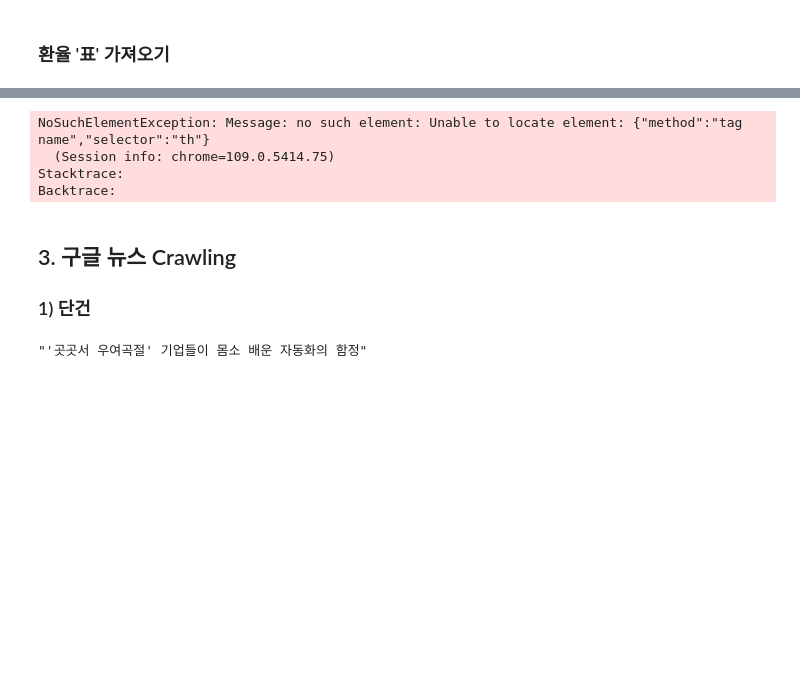
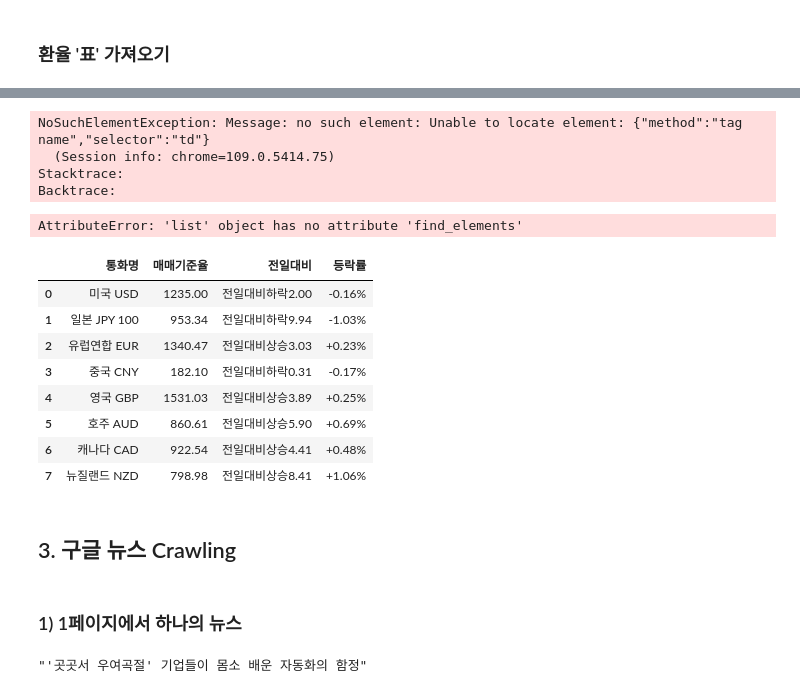
Before and after one commit to MattersOfData/Data-Analysis-with-Python, a Jupyter notebook: DAY2_Crawling.ipynb, the cells around one changed output, grey strips where cells are left out. Saved outputs shown, nothing was run; the diff lists cells and outputs as text; code cells hidden in the pictures; blank space fills up the shorter version.

```diff
--- a/DAY2_Crawling.ipynb
+++ b/DAY2_Crawling.ipynb
@@ -128,14 +148,34 @@ row
 # %%
-# tag_name 활용
+table = browser.find_element(By.CLASS_NAME, 'rate_table_info')
+rows = table.find_elements(By.TAG_NAME, 'tr') # table 안에 있는 tr 태그의 리스트 형태
 
-table = browser.find_element(By.CLASS_NAME, 'rate_table_info').text
-rows = table.find_elements(By.TAG_NAME, 'tr')
+
+# for row in rows:
+#     #print(row.text)
+#     country_name = row.find_element(By.TAG_NAME, 'th').text
+#     print(country_name)
 
 for row in rows:
-    country_name = row.find_element(By.TAG_NAME, 'th').text
-    print(country_name)
+    country_currency = row.find_element(By.TAG_NAME, 'td').text
+    print(country_currency)
+
+# for row in rows:
+# #    print(row.text)
+#     country_currency = row.find_element(By.TAG_NAME, 'td').text
+#     print(country_currency)
+
+
+# for row in rows:
+# #    print(row.text)
+#     country_currency = row.find_element(By.TAG_NAME, 'td').text
+#     print(country_currency)
 # %% [output]
-NoSuchElementException: Message: no such element: Unable to locate element: {"method":"tag name","selector":"th"}
+NoSuchElementException: Message: no such element: Unable to locate element: {"method":"tag name","selector":"td"}
   (Session info: chrome=109.0.5414.75)
 Stacktrace:
 Backtrace:
+# %%
+country_currency = rows.find_elements(By.TAG_NAME, 'span')
+print(country_currency)
+# %% [output]
+AttributeError: 'list' object has no attribute 'find_elements'
@@ -142,6 +184,23 @@ Backtrace:
+# %%
+#  tag가 table 로 되어 있을 경우, pandas 사용 !
+url = 'https://search.naver.com/search.naver?where=nexearch&sm=top_hty&fbm=1&ie=utf8&query=%ED%99%98%EC%9C%A8'
+data = pd.read_html(url)
+#data # table이 리스트 형태로 담김
+data[0] # 여기서는 table 이 1개 이지만, 여러개일경우, table이 리스트로 담겨오기때문에 0 으로 인덱싱
+# %% [output]
+|  | 통화명 | 매매기준율 | 전일대비 | 등락률 |
+| 0 | 미국 USD | 1235.00 | 전일대비하락2.00 | -0.16% |
+| 1 | 일본 JPY 100 | 953.34 | 전일대비하락9.94 | -1.03% |
+| 2 | 유럽연합 EUR | 1340.47 | 전일대비상승3.03 | +0.23% |
+| 3 | 중국 CNY | 182.10 | 전일대비하락0.31 | -0.17% |
+| 4 | 영국 GBP | 1531.03 | 전일대비상승3.89 | +0.25% |
+| 5 | 호주 AUD | 860.61 | 전일대비상승5.90 | +0.69% |
+| 6 | 캐나다 CAD | 922.54 | 전일대비상승4.41 | +0.48% |
+| 7 | 뉴질랜드 NZD | 798.98 | 전일대비상승8.41 | +1.06% |
 # %% [markdown]
 ## 3. 구글 뉴스 Crawling
-### 1) 단건
+# %% [markdown]
+### 1) 1페이지에서 하나의 뉴스
 # %%
 from selenium import webdriver
 # %%
```
Also changed, not shown: parts of 30 cells of this notebook.
